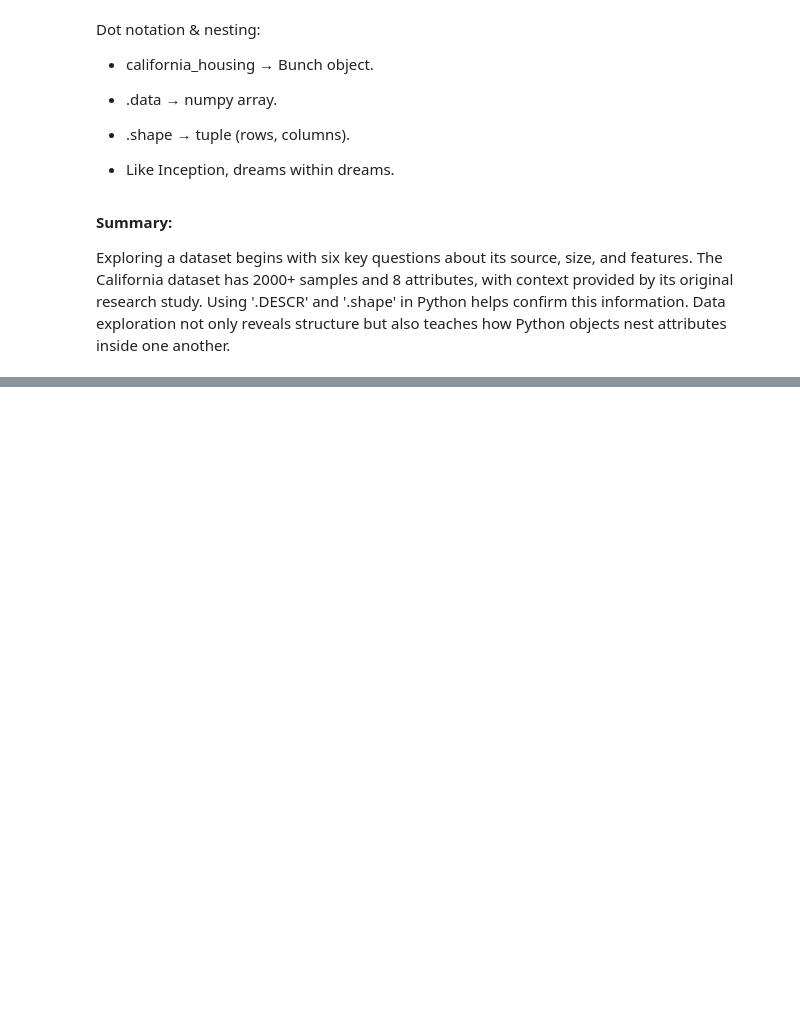
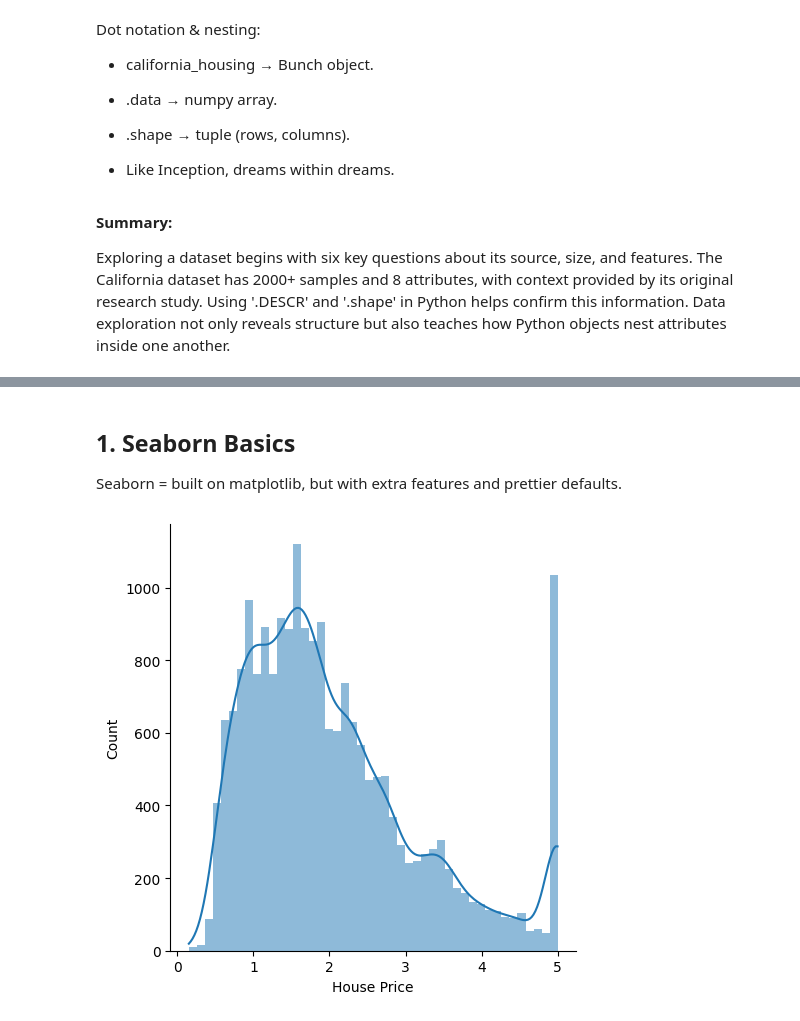
Before and after one commit to Cap-Rehan/ML-DS-journey, a Jupyter notebook: Section-5/California_Housing.ipynb, the cells around one changed output, grey strips where cells are left out. Drawn from its saved outputs; the diff is of its cells as text; code cells hidden in the pictures; blank space fills up the shorter version.

```diff
--- a/Section-5/California_Housing.ipynb
+++ b/Section-5/California_Housing.ipynb
@@ -211,0 +378,11 @@ Exploring a dataset begins with six key questions about its source, size, and fe
+# %% [markdown]
+## 1. Seaborn Basics
+
+Seaborn = built on matplotlib, but with extra features and prettier defaults.
+# %%
+sns.displot(housing_data["House Price"], kde= True, ec= 'None')
+plt.show()
+
+# histogram + probability density function (PDF)
+# %% [output]
+[figure, added]
```
Also changed, not shown: parts of 40 cells of this notebook.
